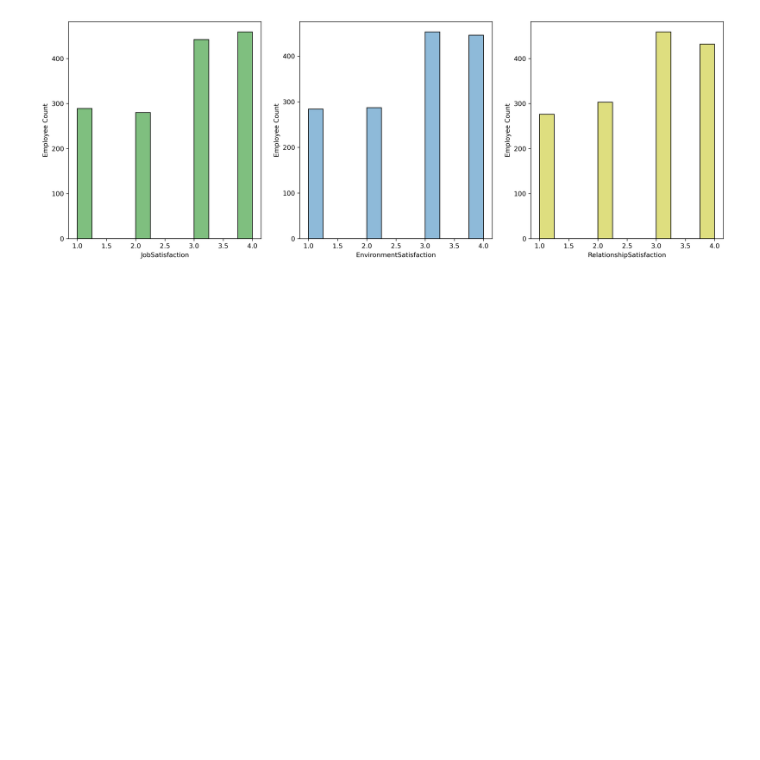
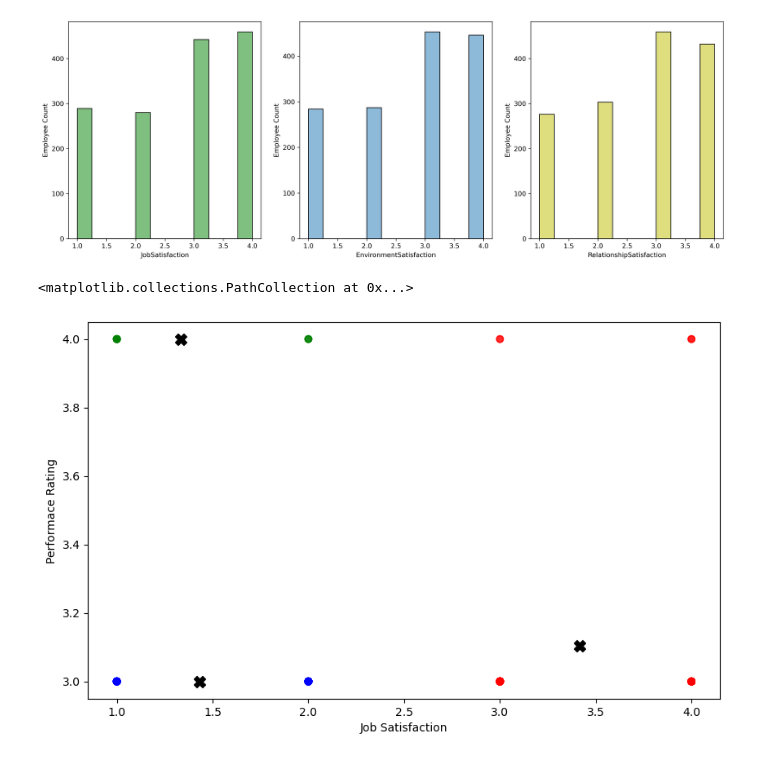
Before and after one commit to k-alnuaimi/employee-attrition-prediction, a Jupyter notebook: employee-turnover-prediction.ipynb, the cells around one changed output. Cells and saved outputs as stored; diff of their text form; code cells hidden in the pictures; blank space fills up the shorter version.

```diff
--- a/employee-turnover-prediction.ipynb
+++ b/employee-turnover-prediction.ipynb
@@ -152,3 +154,18 @@ rs.set_ylabel("Employee Count")
 # %% [output]
 Text(0, 0.5, 'Employee Count')
 [figure]
+# %%
+from sklearn.cluster import KMeans
+kmeans = KMeans(n_clusters=3,random_state=0).fit(df[df['Attrition'] == 1][['JobSatisfaction','PerformanceRating']])
+fig = plt.figure(figsize=(10, 6))
+kmeans_colors = ['green' if c == 0 else 'blue' if c == 2 else 'red' for c in kmeans.labels_]
+plt.scatter(x="JobSatisfaction",y="PerformanceRating", data=df[df['Attrition'] == 1],
+            alpha=0.25,color = kmeans_colors)
+
+plt.xlabel("Job Satisfaction")
+plt.ylabel("Performace Rating")
+
+plt.scatter(x=kmeans.cluster_centers_[:,0],y=kmeans.cluster_centers_[:,1],color="black",marker="X",s=100)
+# %% [output]
+<matplotlib.collections.PathCollection at 0x...>
+[figure, added]
```
Also changed, not shown: parts of 29 cells of this notebook, 1 other file.
